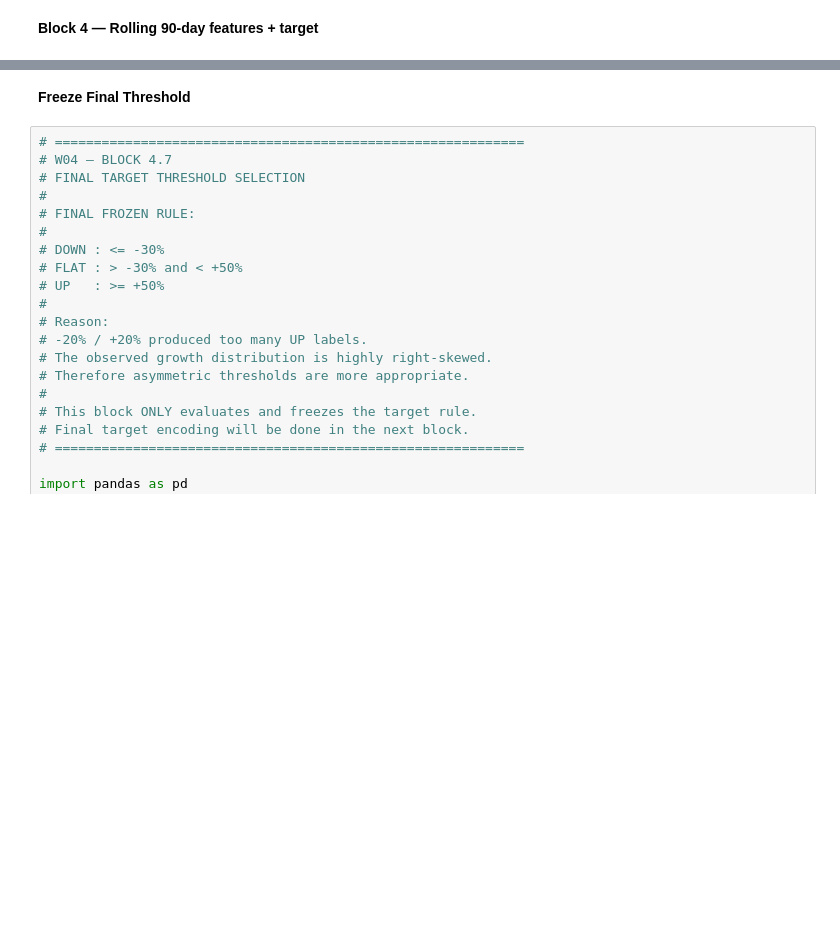
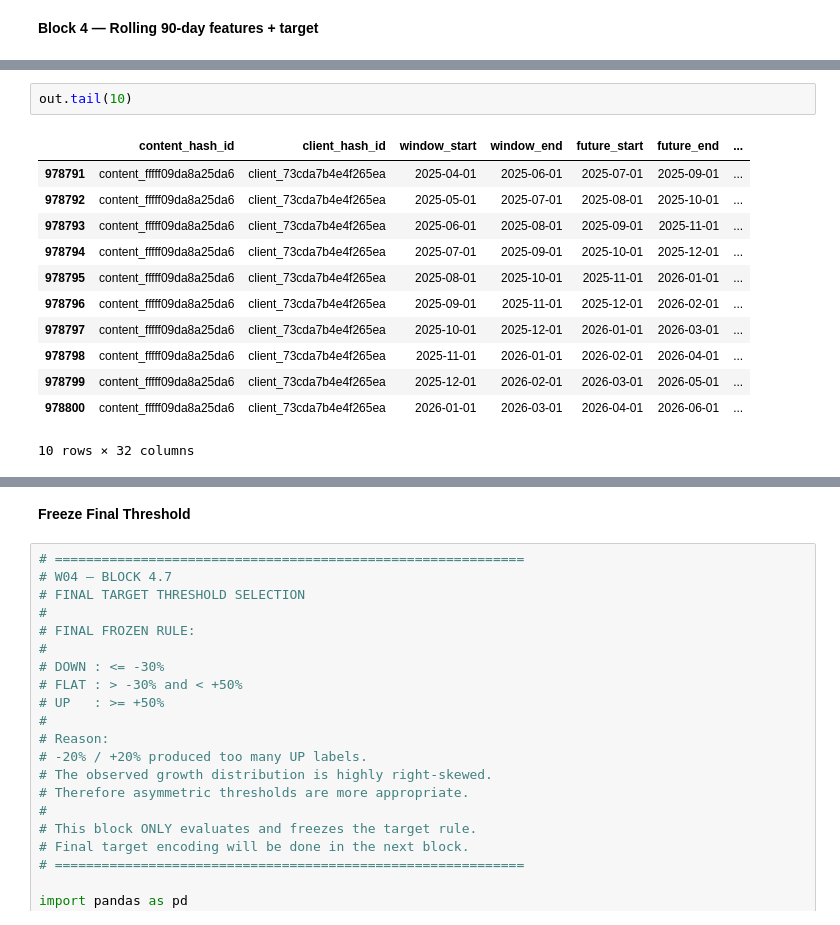
Before and after one commit to MuhammadOkasha004/flyrank-ml-internship-work, a Jupyter notebook: work/notebooks/w05_model.ipynb, the cells around one changed output, grey strips where cells are left out. Drawn from its saved outputs; the diff is of its cells as text; blank space fills up the shorter version.

```diff
--- a/work/notebooks/w05_model.ipynb
+++ b/work/notebooks/w05_model.ipynb
@@ -2022,0 +1745,15 @@ VERDICT: WEAK SUPPORT — threshold should be reviewed before final model traini
+# %%
+out.tail(10)
+# %% [output]
+|  | content_hash_id | client_hash_id | window_start | window_end | future_start | future_end | ... |
+| 978791 | content_fffff09da8a25da6 | client_73cda7b4e4f265ea | 2025-04-01 | 2025-06-01 | 2025-07-01 | 2025-09-01 | ... |
+| 978792 | content_fffff09da8a25da6 | client_73cda7b4e4f265ea | 2025-05-01 | 2025-07-01 | 2025-08-01 | 2025-10-01 | ... |
+| 978793 | content_fffff09da8a25da6 | client_73cda7b4e4f265ea | 2025-06-01 | 2025-08-01 | 2025-09-01 | 2025-11-01 | ... |
+| 978794 | content_fffff09da8a25da6 | client_73cda7b4e4f265ea | 2025-07-01 | 2025-09-01 | 2025-10-01 | 2025-12-01 | ... |
+| 978795 | content_fffff09da8a25da6 | client_73cda7b4e4f265ea | 2025-08-01 | 2025-10-01 | 2025-11-01 | 2026-01-01 | ... |
+| 978796 | content_fffff09da8a25da6 | client_73cda7b4e4f265ea | 2025-09-01 | 2025-11-01 | 2025-12-01 | 2026-02-01 | ... |
+| 978797 | content_fffff09da8a25da6 | client_73cda7b4e4f265ea | 2025-10-01 | 2025-12-01 | 2026-01-01 | 2026-03-01 | ... |
+| 978798 | content_fffff09da8a25da6 | client_73cda7b4e4f265ea | 2025-11-01 | 2026-01-01 | 2026-02-01 | 2026-04-01 | ... |
+| 978799 | content_fffff09da8a25da6 | client_73cda7b4e4f265ea | 2025-12-01 | 2026-02-01 | 2026-03-01 | 2026-05-01 | ... |
+| 978800 | content_fffff09da8a25da6 | client_73cda7b4e4f265ea | 2026-01-01 | 2026-03-01 | 2026-04-01 | 2026-06-01 | ... |
+10 rows × 32 columns
```
Also changed, not shown: parts of 22 cells of this notebook.
